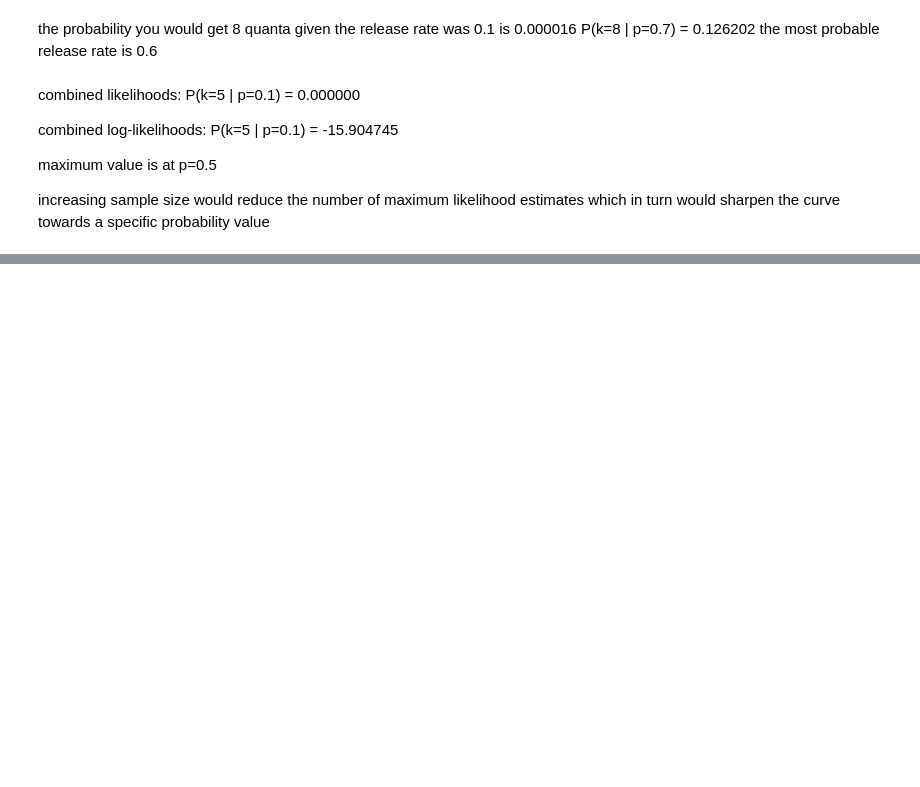
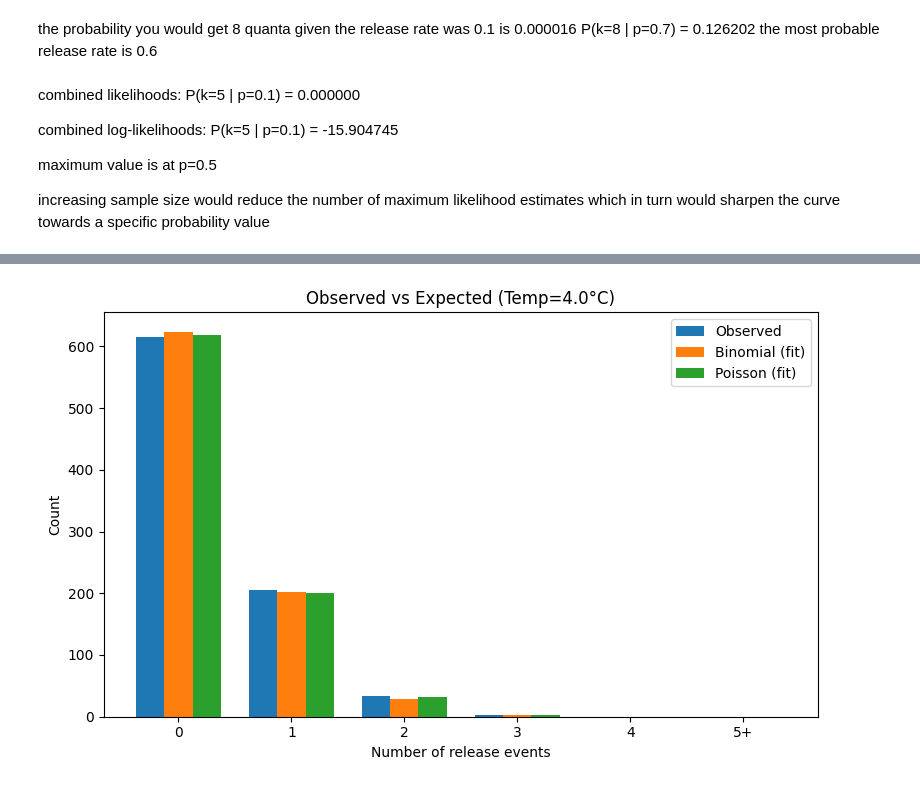
Before and after one commit to kingdiann/QNC-hw, a Jupyter notebook: hw 2 - probability distributions I.ipynb, the cells around one changed output, grey strips where cells are left out. Saved outputs shown, nothing was run; the diff lists cells and outputs as text; code cells hidden in the pictures; blank space fills up the shorter version.

```diff
--- a/hw 2 - probability distributions I.ipynb
+++ b/hw 2 - probability distributions I.ipynb
@@ -102,0 +109,91 @@ p̂ = (0x0 + 1x0 + 2x3 + ... + 14x0)/(107x14) = 653/1498 = 0.44
+# %%
+# -----------------
+# BONUS
+# -----------------
+
+import numpy as np
+import pandas as pd
+from scipy.stats import binom, poisson
+import matplotlib.pyplot as plt
+
+# === Data from table ===
+data = [
+    [4.0, 615, 206, 33, 2, 0, 0],
+    [3.5, 604, 339, 94, 11, 2, 0],
+    [0.0, 332, 126, 21, 1, 0, 0],
+    [2.0, 573, 443, 154, 28, 2, 0],
+    [6.5, 172, 176, 89, 12, 1, 0],
+    [3.0,  80, 224, 200, 32, 4, 0],
+]
+cols = ["Temp", "n0", "n1", "n2", "n3", "n4", "n5+"]
+df = pd.DataFrame(data, columns=cols)
+
+# Function to compute parameters and expected distributions
+def analyze_row(row):
+    counts = np.array([row["n0"], row["n1"], row["n2"], row["n3"], row["n4"], row["n5+"]])
+    k_vals = np.array([0,1,2,3,4,5])  # treat 5+ bin as 5
+    N = counts.sum()
+
+    # mean and variance
+    mean = (k_vals * counts).sum() / N
+    mean_sq = ((k_vals**2) * counts).sum() / N
+    var = mean_sq - mean**2
+
+    # estimates
+    p_hat = 1 - var/mean if mean > 0 else np.nan
+    n_hat = mean/p_hat if p_hat > 0 else np.nan
+
+    # expected binomial distribution
+    if np.isnan(n_hat) or n_hat <= 0:
+        expected_binom = np.zeros_like(counts, dtype=float)
+    else:
+        n_int = int(round(n_hat))
+        probs_binom = [binom.pmf(k, n_int, p_hat) for k in range(5)]
+        probs_binom.append(1 - sum(probs_binom))  # lump k>=5
+        expected_binom = N * np.array(probs_binom)
+
+    # expected Poisson distribution
+    probs_pois = [poisson.pmf(k, mean) for k in range(5)]
+    probs_pois.append(1 - sum(probs_pois))  # lump k>=5
+    expected_pois = N * np.array(probs_pois)
+
+    return pd.Series({
+        "N": N,
+        "mean": mean,
+        "var": var,
+        "p_hat": p_hat,
+        "n_hat": n_hat,
+        "obs_counts": counts,
+        "exp_binom": expected_binom,
+        "exp_pois": expected_pois
+    })
+
+# Apply analysis
+results = df.apply(analyze_row, axis=1)
+
+# === Plotting ===
+k_labels = ["0","1","2","3","4","5+"]
+
+for i, row in df.iterrows():
+    temp = row["Temp"]
+    obs = results.loc[i, "obs_counts"]
+    binom_exp = results.loc[i, "exp_binom"]
+    pois_exp = results.loc[i, "exp_pois"]
+
+    x = np.arange(len(k_labels))
+    width = 0.25
+
+    plt.figure(figsize=(8,5))
+    plt.bar(x - width, obs, width, label="Observed")
+    plt.bar(x, binom_exp, width, label="Binomial (fit)")
+    plt.bar(x + width, pois_exp, width, label="Poisson (fit)")
+
+    plt.xticks(x, k_labels)
+    plt.xlabel("Number of release events")
+    plt.ylabel("Count")
+    plt.title(f"Observed vs Expected (Temp={temp}°C)")
+    plt.legend()
+    plt.tight_layout()
+    plt.show()
+# %% [output]
+[figure, added]
```
Also changed, not shown: parts of 3 cells of this notebook.
